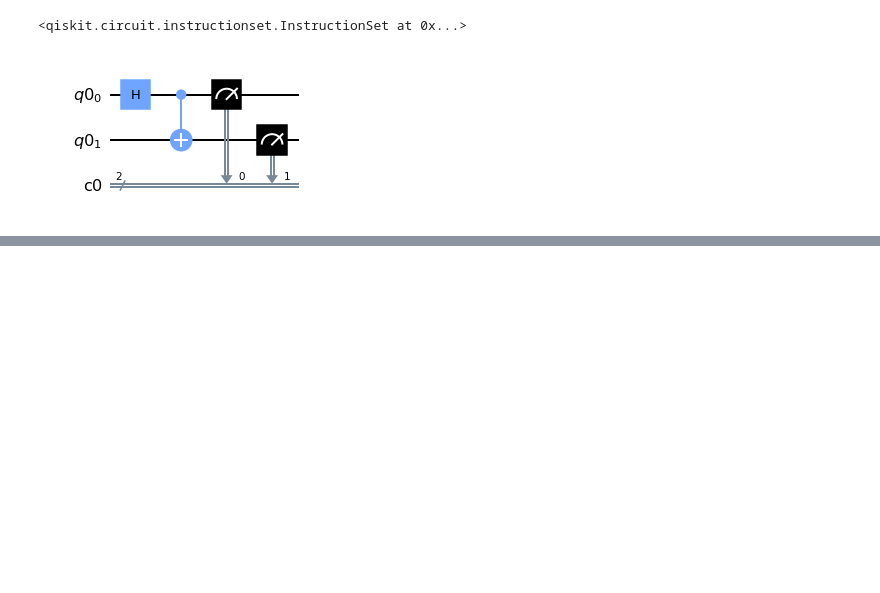
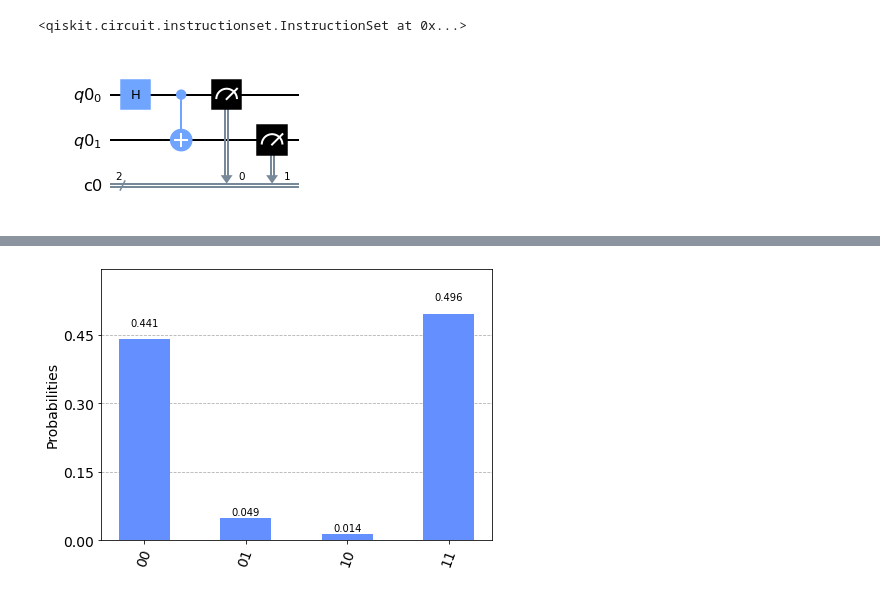
Before and after one commit to Scorps0530/Qiskit_prac, a Jupyter notebook: IBM2 Simulator.ipynb, the cells around one changed output, grey strips where cells are left out. Saved outputs shown, nothing was run; the diff lists cells and outputs as text; code cells hidden in the pictures; blank space fills up the shorter version.

```diff
--- a/IBM2 Simulator.ipynb
+++ b/IBM2 Simulator.ipynb
@@ -76,4 +76,6 @@ job_monitor(job)
 # %%
 result = job.result()
 # %%
-plot.histogram(result.get_counts(circuit))
+plot_histogram(result.get_counts(circuit))
+# %% [output]
+[figure, added]
```
Also changed, not shown: parts of 4 cells of this notebook.
